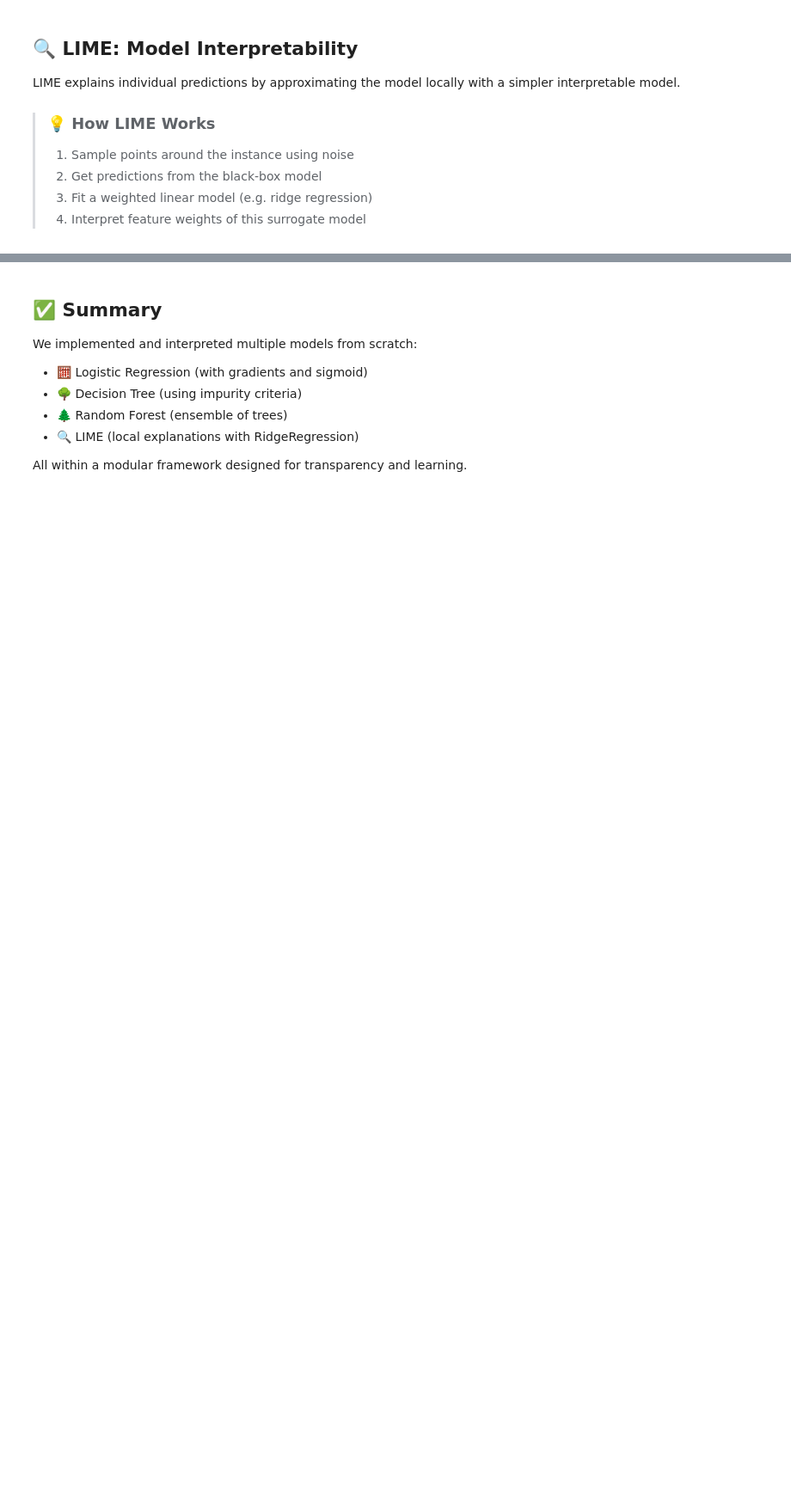
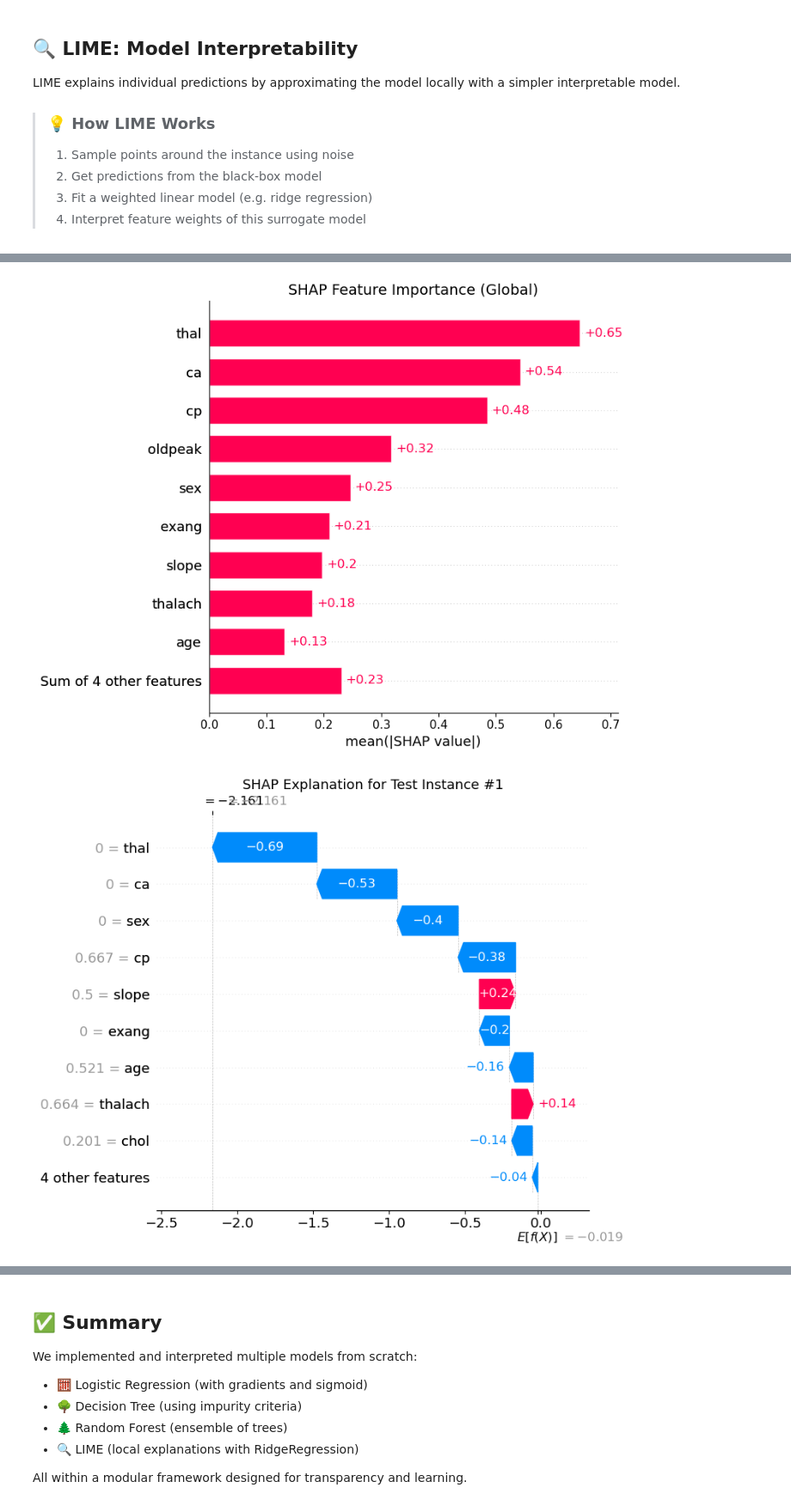
Before and after one commit to christian-hobelsberger/Heart_Disease_Interpretability, a Jupyter notebook: Heart_Disease_Interpretability.ipynb, the cells around one changed output, grey strips where cells are left out. Shown at 86% size. Drawn from its saved outputs; the diff is of its cells as text; code cells hidden in the pictures; blank space fills up the shorter version.

Commit message:
Added xgboost and SHAP explaination.

```diff
--- a/Heart_Disease_Interpretability.ipynb
+++ b/Heart_Disease_Interpretability.ipynb
@@ -429,0 +502,30 @@ sex: 0.0003
+# %%
+import shap
+import matplotlib.pyplot as plt
+import pandas as pd
+
+# Ensure DataFrame with feature names
+feature_names = X_df.columns.tolist()
+X_test_named = pd.DataFrame(X_test, columns=feature_names)
+
+# Use TreeExplainer for XGBoost
+explainer = shap.Explainer(best_xgb, feature_names=feature_names)
+shap_values = explainer(X_test_named)
+
+# -------- Global Bar Plot (Top features) --------
+plt.figure(figsize=(8, 6))
+shap.plots.bar(shap_values, max_display=10, show=False)
+plt.title("SHAP Feature Importance (Global)", fontsize=14)
+plt.tight_layout()
+plt.show()
+
+# -------- Local Waterfall Plot --------
+instance_idx = 1
+plt.figure(figsize=(9, 5))
+shap.plots.waterfall(shap_values[instance_idx], show=False)
+plt.title(f"SHAP Explanation for Test Instance #{instance_idx}", fontsize=13)
+plt.tight_layout()
+plt.show()
+# %% [output]
+[figure, added]
+[figure, added]
```
Also changed, not shown: parts of 12 cells of this notebook.
